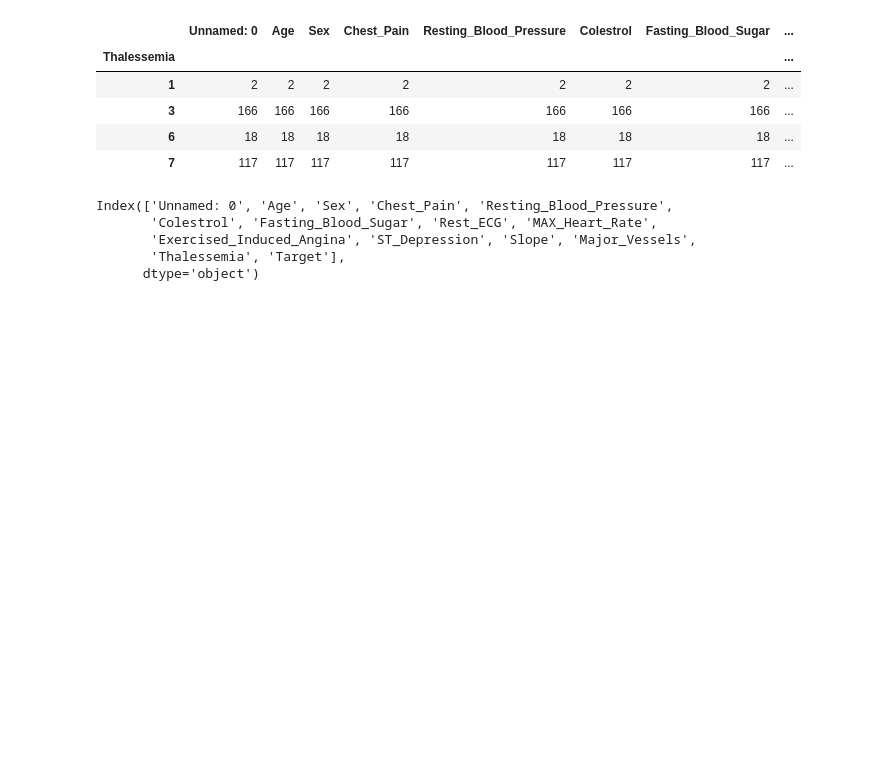
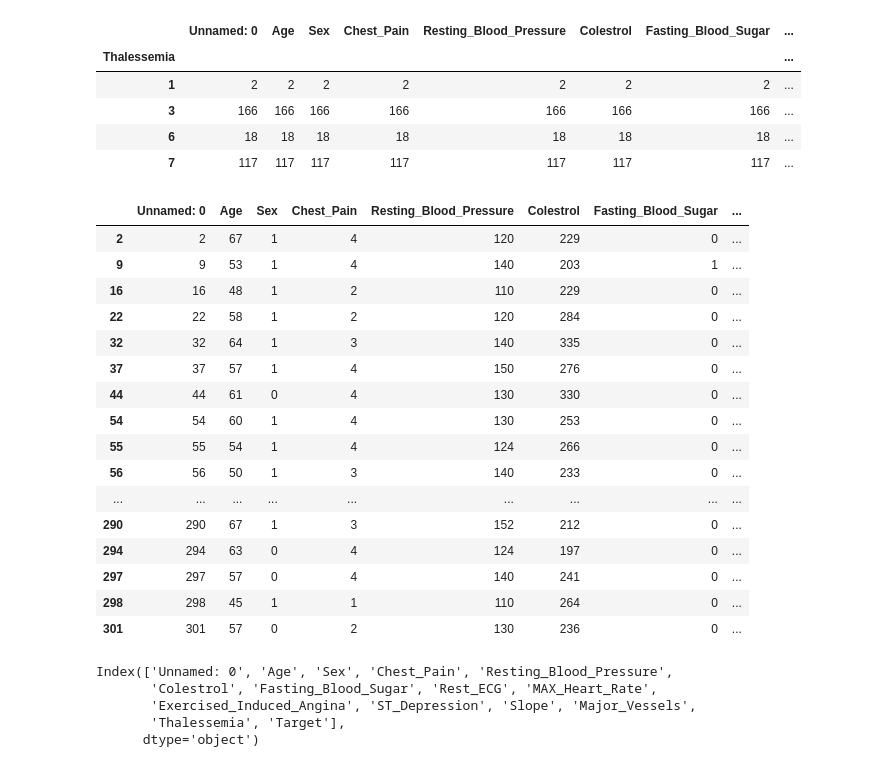
Before and after one commit to KamenDamov/Heart-Disease-ML, a Jupyter notebook: Heart Disease.ipynb, the cells around one changed output. Saved outputs shown, nothing was run; the diff lists cells and outputs as text; code cells hidden in the pictures; blank space fills up the shorter version.

```diff
--- a/Heart Disease.ipynb
+++ b/Heart Disease.ipynb
@@ -27,6 +27,26 @@ df.groupby(df['Thalessemia']).count()
 | 3 | 166 | 166 | 166 | 166 | 166 | 166 | 166 | ... |
 | 6 | 18 | 18 | 18 | 18 | 18 | 18 | 18 | ... |
 | 7 | 117 | 117 | 117 | 117 | 117 | 117 | 117 | ... |
+# %%
+df[df['Target']==1]
+# %% [output]
+|  | Unnamed: 0 | Age | Sex | Chest_Pain | Resting_Blood_Pressure | Colestrol | Fasting_Blood_Sugar | ... |
+| 2 | 2 | 67 | 1 | 4 | 120 | 229 | 0 | ... |
+| 9 | 9 | 53 | 1 | 4 | 140 | 203 | 1 | ... |
+| 16 | 16 | 48 | 1 | 2 | 110 | 229 | 0 | ... |
+| 22 | 22 | 58 | 1 | 2 | 120 | 284 | 0 | ... |
+| 32 | 32 | 64 | 1 | 3 | 140 | 335 | 0 | ... |
+| 37 | 37 | 57 | 1 | 4 | 150 | 276 | 0 | ... |
+| 44 | 44 | 61 | 0 | 4 | 130 | 330 | 0 | ... |
+| 54 | 54 | 60 | 1 | 4 | 130 | 253 | 0 | ... |
+| 55 | 55 | 54 | 1 | 4 | 124 | 266 | 0 | ... |
+| 56 | 56 | 50 | 1 | 3 | 140 | 233 | 0 | ... |
+| ... | ... | ... | ... | ... | ... | ... | ... | ... |
+| 290 | 290 | 67 | 1 | 3 | 152 | 212 | 0 | ... |
+| 294 | 294 | 63 | 0 | 4 | 124 | 197 | 0 | ... |
+| 297 | 297 | 57 | 0 | 4 | 140 | 241 | 0 | ... |
+| 298 | 298 | 45 | 1 | 1 | 110 | 264 | 0 | ... |
+| 301 | 301 | 57 | 0 | 2 | 130 | 236 | 0 | ... |
 # %%
 df.columns
 # %% [output]
```
Also changed, not shown: parts of 17 cells of this notebook.
